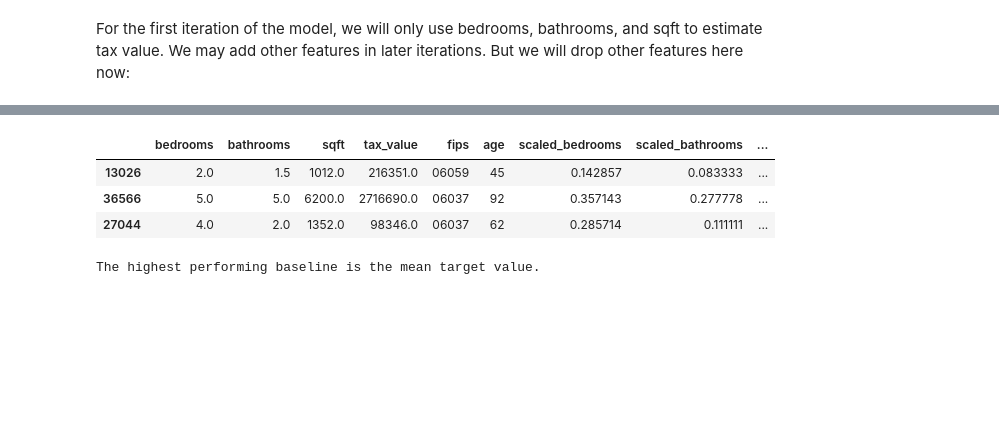
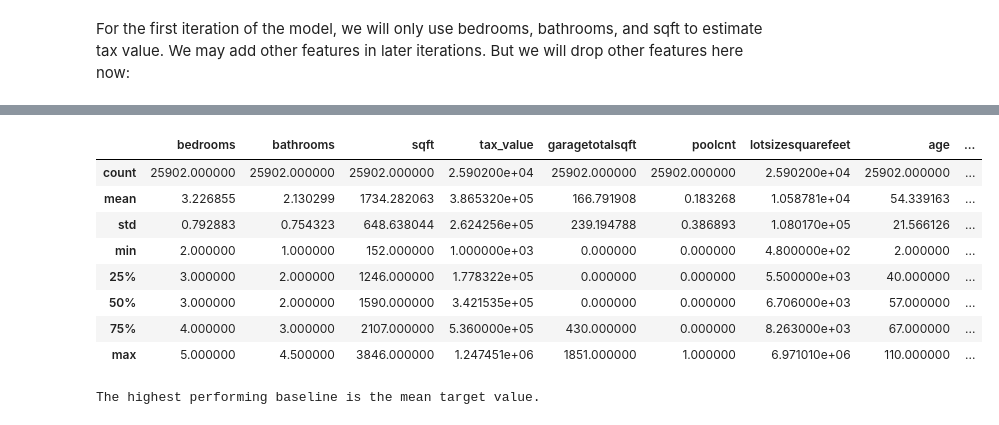
Before and after one commit to bensmith07/zillow-regression-project, a Jupyter notebook: zillow_project.ipynb, the cells around one changed output, grey strips where cells are left out. Drawn from its saved outputs; the diff is of its cells as text; code cells hidden in the pictures; blank space fills up the shorter version.

```diff
--- a/zillow_project.ipynb
+++ b/zillow_project.ipynb
@@ -123 +133,5 @@ fips                              0
 dtype: int64
+# %%
+# replace null values for garagetotalsqft and poolcnt with 0
+df['garagetotalsqft'] = np.where(df.garagetotalsqft.isna(), 0, df.garagetotalsqft)
+df['poolcnt'] = np.where(df.poolcnt.isna(), 0, df.poolcnt)
@@ -538,5 +577,3 @@ With a p-value of virtually 0, we reject the null hypothesis and proceed under t
 # Modeling
 # %% [markdown]
 For the first iteration of the model, we will only use bedrooms, bathrooms, and sqft to estimate tax value. We may add other features in later iterations. But we will drop other features here now:
-# %%
-train, test, validate = prepare.train_test_validate_split(df)
@@ -591,12 +636,17 @@ scaled_features = [col for col in train.columns if col.startswith('scaled_')]
 
 train, test, validate = prepare.encode_zillow(train, test, validate, target)
 # %%
-train.head(3)
+train.describe()
 # %% [output]
-|  | bedrooms | bathrooms | sqft | tax_value | fips | age | scaled_bedrooms | scaled_bathrooms | ... |
-| 13026 | 2.0 | 1.5 | 1012.0 | 216351.0 | 06059 | 45 | 0.142857 | 0.083333 | ... |
-| 36566 | 5.0 | 5.0 | 6200.0 | 2716690.0 | 06037 | 92 | 0.357143 | 0.277778 | ... |
-| 27044 | 4.0 | 2.0 | 1352.0 | 98346.0 | 06037 | 62 | 0.285714 | 0.111111 | ... |
+|  | bedrooms | bathrooms | sqft | tax_value | garagetotalsqft | poolcnt | lotsizesquarefeet | age | ... |
+| count | 25902.000000 | 25902.000000 | 25902.000000 | 2.590200e+04 | 25902.000000 | 25902.000000 | 2.590200e+04 | 25902.000000 | ... |
+| mean | 3.226855 | 2.130299 | 1734.282063 | 3.865320e+05 | 166.791908 | 0.183268 | 1.058781e+04 | 54.339163 | ... |
+| std | 0.792883 | 0.754323 | 648.638044 | 2.624256e+05 | 239.194788 | 0.386893 | 1.080170e+05 | 21.566126 | ... |
+| min | 2.000000 | 1.000000 | 152.000000 | 1.000000e+03 | 0.000000 | 0.000000 | 4.800000e+02 | 2.000000 | ... |
+| 25% | 3.000000 | 2.000000 | 1246.000000 | 1.778322e+05 | 0.000000 | 0.000000 | 5.500000e+03 | 40.000000 | ... |
+| 50% | 3.000000 | 2.000000 | 1590.000000 | 3.421535e+05 | 0.000000 | 0.000000 | 6.706000e+03 | 57.000000 | ... |
+| 75% | 4.000000 | 3.000000 | 2107.000000 | 5.360000e+05 | 430.000000 | 0.000000 | 8.263000e+03 | 67.000000 | ... |
+| max | 5.000000 | 4.500000 | 3846.000000 | 1.247451e+06 | 1851.000000 | 1.000000 | 6.971010e+06 | 110.000000 | ... |
 # %%
 # establish a baseline prediction and set up dataframe to store model performance data
 train_results = model.determine_regression_baseline(train, target)
```
Also changed, not shown: parts of 31 cells of this notebook, 6 other files.
